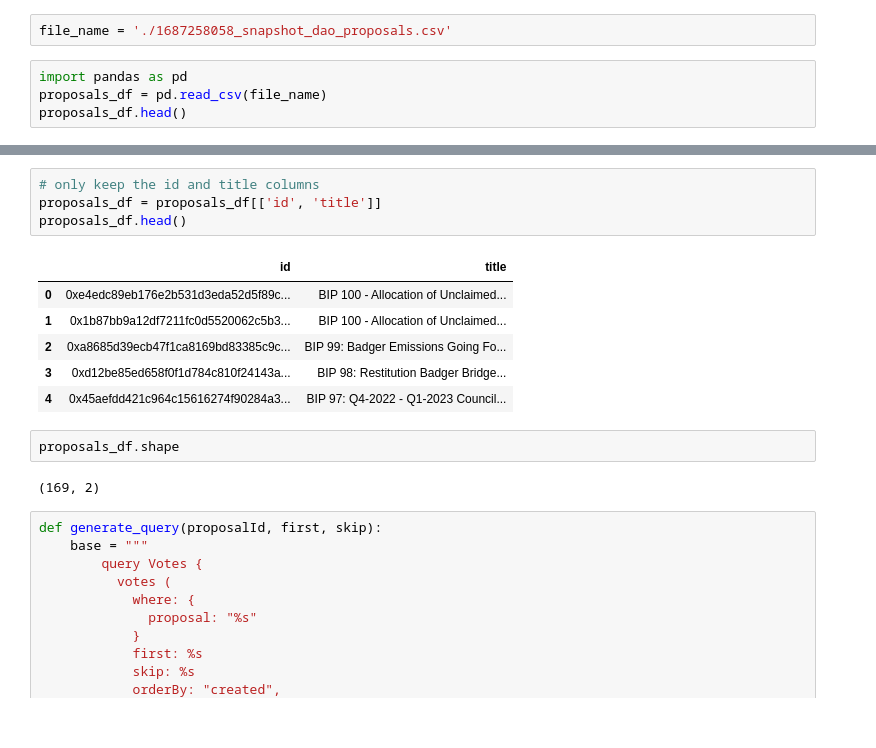
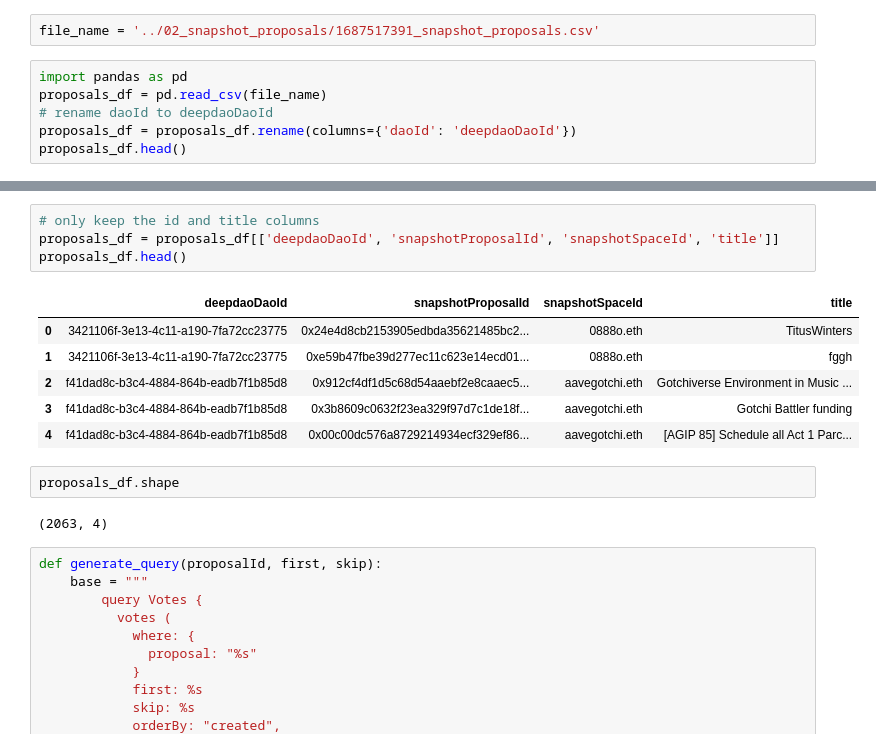
Before and after one commit to daviddavo/daos-verano, a Jupyter notebook: 03_snapshot_votes/03_a_Snapshot Votes Collection.ipynb, the cells around one changed output, grey strips where cells are left out. Drawn from its saved outputs; the diff is of its cells as text.

```diff
--- a/03_snapshot_votes/03_a_Snapshot Votes Collection.ipynb
+++ b/03_snapshot_votes/03_a_Snapshot Votes Collection.ipynb
@@ -1,7 +1,9 @@
 # %%
-file_name = './1687258058_snapshot_dao_proposals.csv'
+file_name = '../02_snapshot_proposals/1687517391_snapshot_proposals.csv'
 # %%
 import pandas as pd
 proposals_df = pd.read_csv(file_name)
+# rename daoId to deepdaoDaoId
+proposals_df = proposals_df.rename(columns={'daoId': 'deepdaoDaoId'})
 proposals_df.head()
 # %% [output]
@@ -14,19 +16,19 @@ proposals_df.head()
 5 rows × 30 columns
 # %%
 # only keep the id and title columns
-proposals_df = proposals_df[['id', 'title']]
+proposals_df = proposals_df[['deepdaoDaoId', 'snapshotProposalId', 'snapshotSpaceId', 'title']]
 proposals_df.head()
 # %% [output]
-|  | id | title |
-| 0 | 0xe4edc89eb176e2b531d3eda52d5f89c... | BIP 100 - Allocation of Unclaimed... |
-| 1 | 0x1b87bb9a12df7211fc0d5520062c5b3... | BIP 100 - Allocation of Unclaimed... |
-| 2 | 0xa8685d39ecb47f1ca8169bd83385c9c... | BIP 99: Badger Emissions Going Fo... |
-| 3 | 0xd12be85ed658f0f1d784c810f24143a... | BIP 98: Restitution Badger Bridge... |
-| 4 | 0x45aefdd421c964c15616274f90284a3... | BIP 97: Q4-2022 - Q1-2023 Council... |
+|  | deepdaoDaoId | snapshotProposalId | snapshotSpaceId | title |
+| 0 | 3421106f-3e13-4c11-a190-7fa72cc23775 | 0x24e4d8cb2153905edbda35621485bc2... | 0888o.eth | TitusWinters |
+| 1 | 3421106f-3e13-4c11-a190-7fa72cc23775 | 0xe59b47fbe39d277ec11c623e14ecd01... | 0888o.eth | fggh |
+| 2 | f41dad8c-b3c4-4884-864b-eadb7f1b85d8 | 0x912cf4df1d5c68d54aaebf2e8caaec5... | aavegotchi.eth | Gotchiverse Environment in Music ... |
+| 3 | f41dad8c-b3c4-4884-864b-eadb7f1b85d8 | 0x3b8609c0632f23ea329f97d7c1de18f... | aavegotchi.eth | Gotchi Battler funding |
+| 4 | f41dad8c-b3c4-4884-864b-eadb7f1b85d8 | 0x00c00dc576a8729214934ecf329ef86... | aavegotchi.eth | [AGIP 85] Schedule all Act 1 Parc... |
 # %%
 proposals_df.shape
 # %% [output]
-(169, 2)
+(2063, 4)
 # %%
 def generate_query(proposalId, first, skip):
     base = """
```
Also changed, not shown: parts of 5 cells of this notebook, 2 other files.
